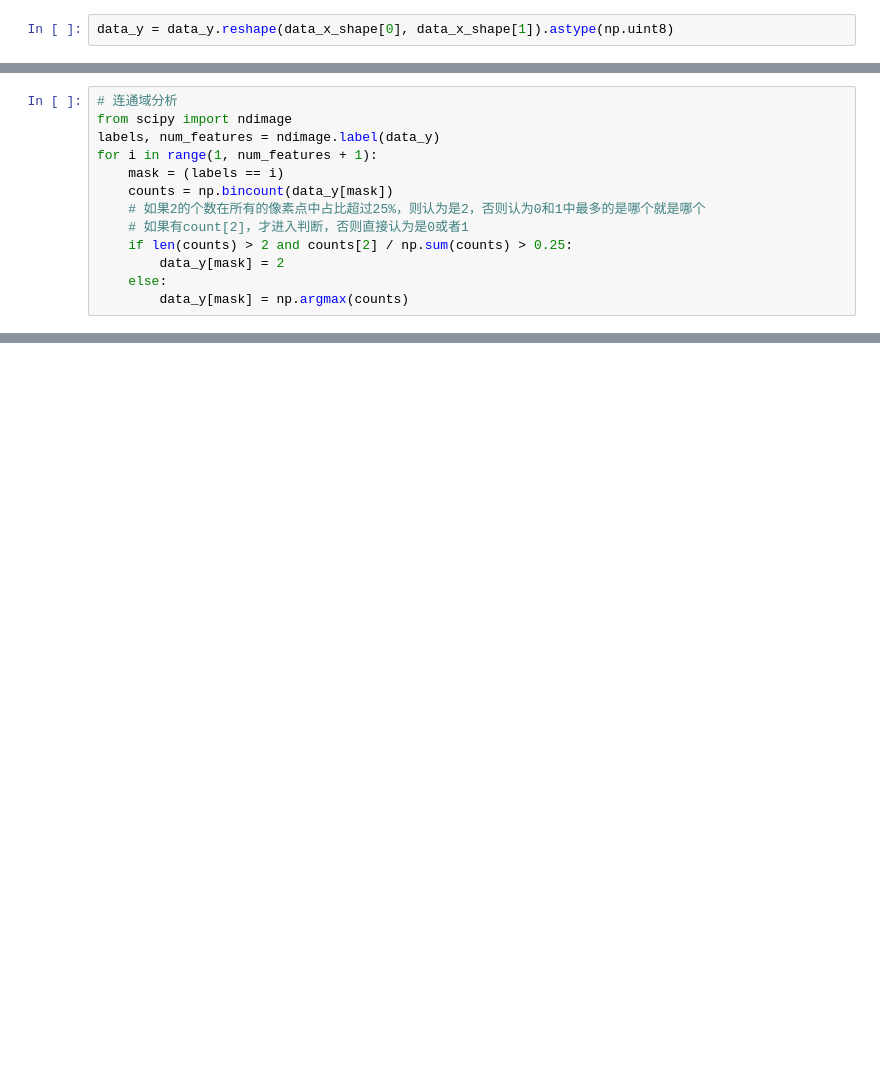
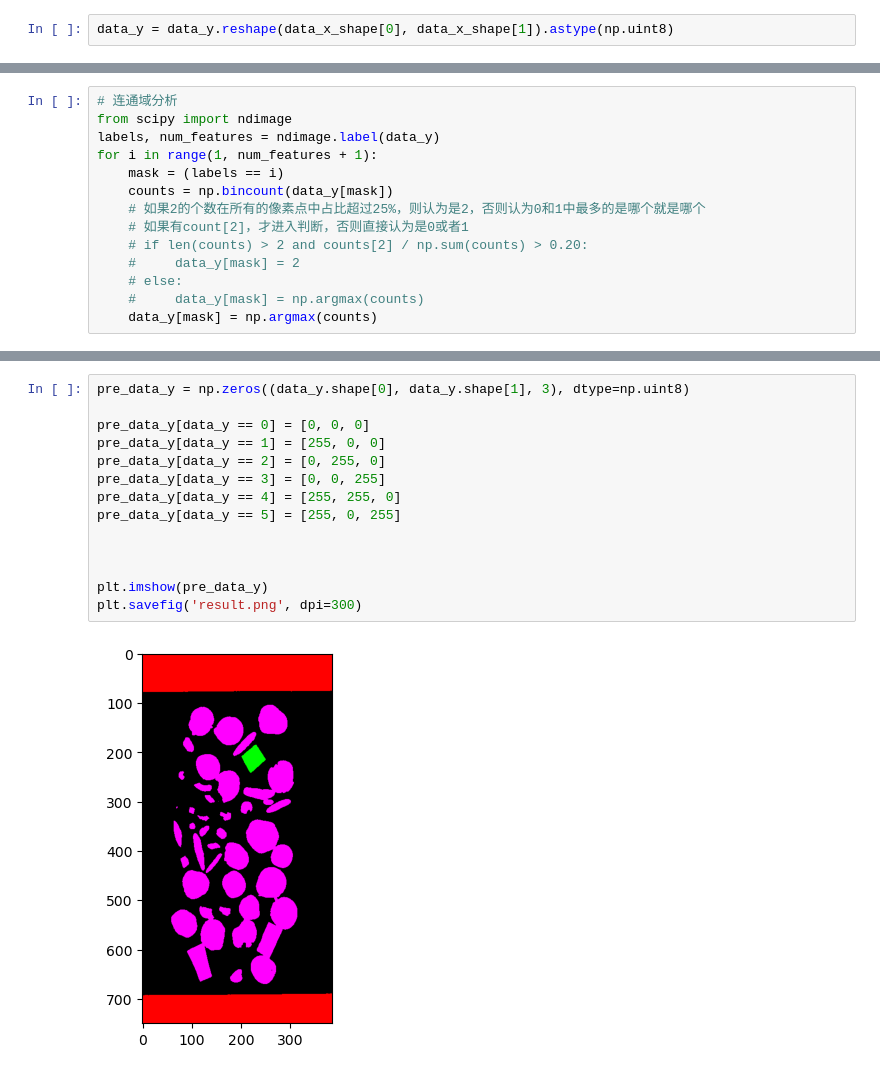
Before and after one commit to FEIJINTI/Astragalin, a Jupyter notebook: 11cars.ipynb, the cells around one changed output, grey strips where cells are left out. Drawn from its saved outputs; the diff is of its cells as text; blank space fills up the shorter version.

```diff
--- a/11cars.ipynb
+++ b/11cars.ipynb
@@ -75,7 +98,8 @@ for i in range(1, num_features + 1):
     counts = np.bincount(data_y[mask])
     # 如果2的个数在所有的像素点中占比超过25%，则认为是2，否则认为0和1中最多的是哪个就是哪个
     # 如果有count[2]，才进入判断，否则直接认为是0或者1
-    if len(counts) > 2 and counts[2] / np.sum(counts) > 0.25:
-        data_y[mask] = 2
-    else:
-        data_y[mask] = np.argmax(counts)
+    # if len(counts) > 2 and counts[2] / np.sum(counts) > 0.20:
+    #     data_y[mask] = 2
+    # else:
+    #     data_y[mask] = np.argmax(counts)
+    data_y[mask] = np.argmax(counts)
@@ -86,0 +106,16 @@ plt.savefig('result.png', dpi=300)
+# %%
+pre_data_y = np.zeros((data_y.shape[0], data_y.shape[1], 3), dtype=np.uint8)
+
+pre_data_y[data_y == 0] = [0, 0, 0]
+pre_data_y[data_y == 1] = [255, 0, 0]
+pre_data_y[data_y == 2] = [0, 255, 0]
+pre_data_y[data_y == 3] = [0, 0, 255]
+pre_data_y[data_y == 4] = [255, 255, 0]
+pre_data_y[data_y == 5] = [255, 0, 255]
+
+
+
+plt.imshow(pre_data_y)
+plt.savefig('result.png', dpi=300)
+# %% [output]
+[figure, added]
```
Also changed, not shown: parts of 8 cells of this notebook.
